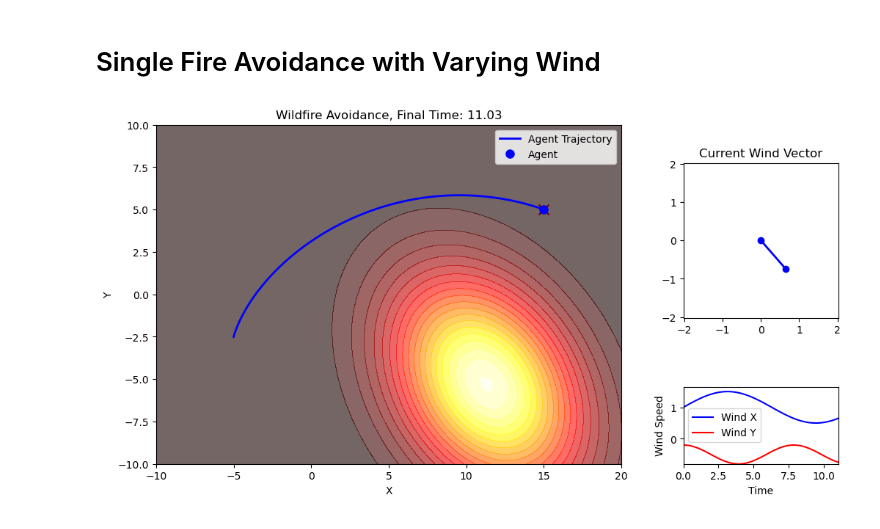
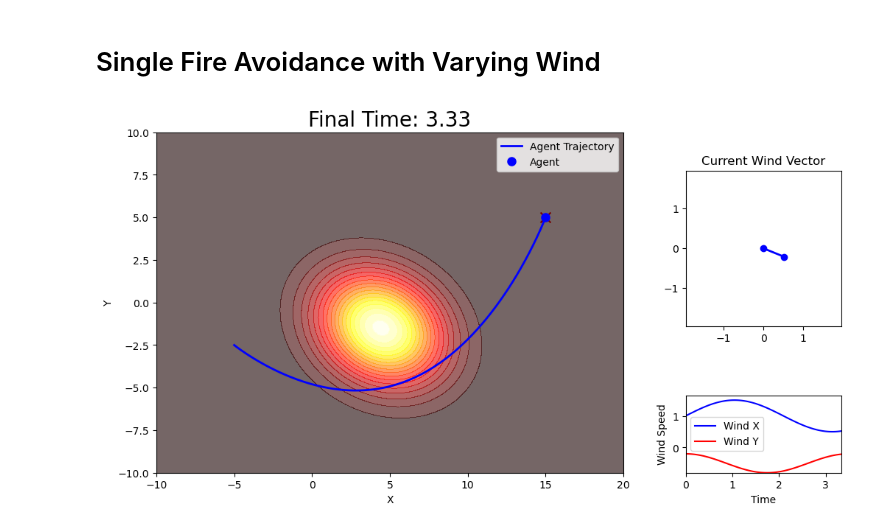
Before and after one commit to mwshumway/Wildfires, a Jupyter notebook: one_fire_vary_wind_avoid.ipynb, the cells around one changed output. Saved outputs shown, nothing was run; the diff lists cells and outputs as text; code cells hidden in the pictures.

```diff
--- a/one_fire_vary_wind_avoid.ipynb
+++ b/one_fire_vary_wind_avoid.ipynb
@@ -12,8 +12,8 @@ w1_init = 1.0
 w2_init = -0.5
 
 def get_wind(t):
-    w1 = w1_init + 0.5 * np.sin(0.5 * t)
-    w2 = w2_init + 0.3 * np.cos(0.8 * t)
+    w1 = w1_init + 0.5 * np.sin(1.5 * t)
+    w2 = w2_init + 0.3 * np.cos(1.8 * t)
     mag = np.hypot(w1, w2)
     w1 = np.where(mag < 0.1, w1 / mag, w1)
     w2 = np.where(mag < 0.1, w2 / mag, w2)
@@ -126,8 +126,8 @@ x0, y0 = 0., 0.
 sigma_0 = 1.
 k = 2
 c = 1
-control_penalty = 50
-time_penalty = 10
+control_penalty = 1
+time_penalty = 100
 
 s0 = np.array([-5, -2.5, 0, 0])
 
@@ -190,8 +190,8 @@ w1_init, w2_init = 1.0, -0.5
 
 # Wind function with minimum magnitude
 def get_wind(t):
-    w1 = w1_init + 0.5 * np.sin(0.5 * t)
-    w2 = w2_init + 0.3 * np.cos(0.8 * t)
+    w1 = w1_init + 0.5 * np.sin(1.5 * t)
+    w2 = w2_init + 0.3 * np.cos(1.8 * t)
     mag = np.hypot(w1, w2)
     if mag < 0.1:
         return w1 / mag * 0.1, w2 / mag * 0.1
@@ -222,7 +222,7 @@ main_ax.set_xlim(-10, 20)
 main_ax.set_ylim(-10, 10)
 main_ax.set_xlabel('X')
 main_ax.set_ylabel('Y')
-main_ax.set_title(f'Wildfire Avoidance, Final Time: {tf:.2f}')
+main_ax.set_title(f'Final Time: {tf:.2f}', fontsize=20)
 
 # Wind vector subplot
 vector_ax = fig.add_subplot(gs[0, 1])
@@ -253,7 +253,7 @@ def update(i):
     t_anim = t_values[i]
     w1, w2 = w1_list[i], w2_list[i]
 
-    # Fire center movement (same as your original code)
+    # Fire center movement
     mean_x = x0 + (w1_init * t_anim - np.cos(0.5 * t_anim) + 1)
     mean_y = y0 + (w2_init * t_anim + 0.375 * np.sin(0.8 * t_anim))
 
@@ -288,32 +288,32 @@ def update(i):
             coll.remove()
     contour = main_ax.contourf(X, Y, Z, levels=20, cmap='hot', alpha=0.6)
 
     # Update trajectory
     mask = t_eval <= t_anim
     traj_line.set_data(x_traj[mask], y_traj[mask])
     if mask.any():
         current_pos.set_data([x_traj[mask][-1]], [y_traj[mask][-1]])
 
     # Wind vector arrow (line from origin)
     vector_ax.clear()
     vector_ax.set(xlim=(-max_wind, max_wind), ylim=(-max_wind, max_wind),
                   aspect='equal', title='Current Wind Vector')
     color = 'blue' if w1 >= 0 else 'red'
     vector_ax.plot([0, w1], [0, w2], color=color, linewidth=2, marker='o')
 
     # Update wind over time plot
     wind_line1.set_data(t_values[:i+1], w1_list[:i+1])
     wind_line2.set_data(t_values[:i+1], w2_list[:i+1])
 
     return [*contour.collections, traj_line, current_pos, wind_line1, wind_line2]
 
 # Animate
 ani = animation.FuncAnimation(
     fig, update, frames=len(t_values),
     interval=50, blit=False, repeat=True
 )
 
-ani.save('full_fire_wind_trajectory.mp4', writer='ffmpeg', fps=20)
+ani.save('fire1_drone_varyw.mp4', writer='ffmpeg', fps=20)
 plt.show()
 # %% [output]
-[figure, old version]
+[figure, new version]
```
Also changed, not shown: 11 other files.
